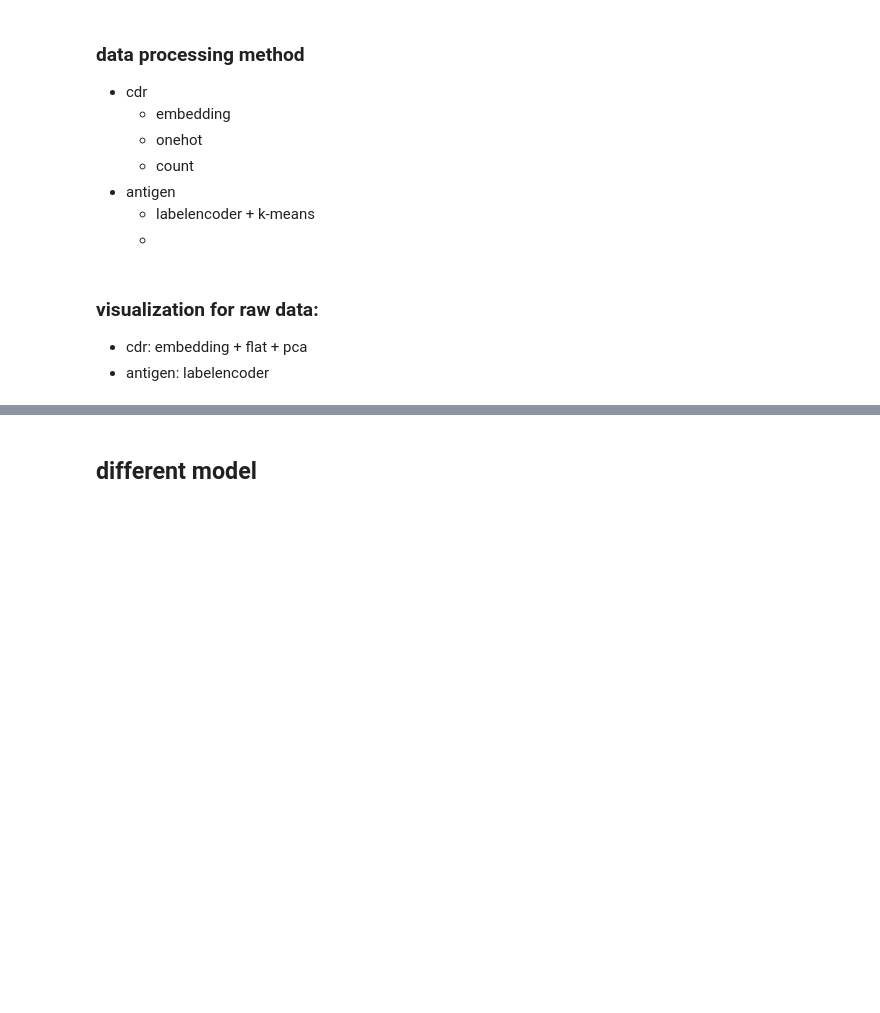
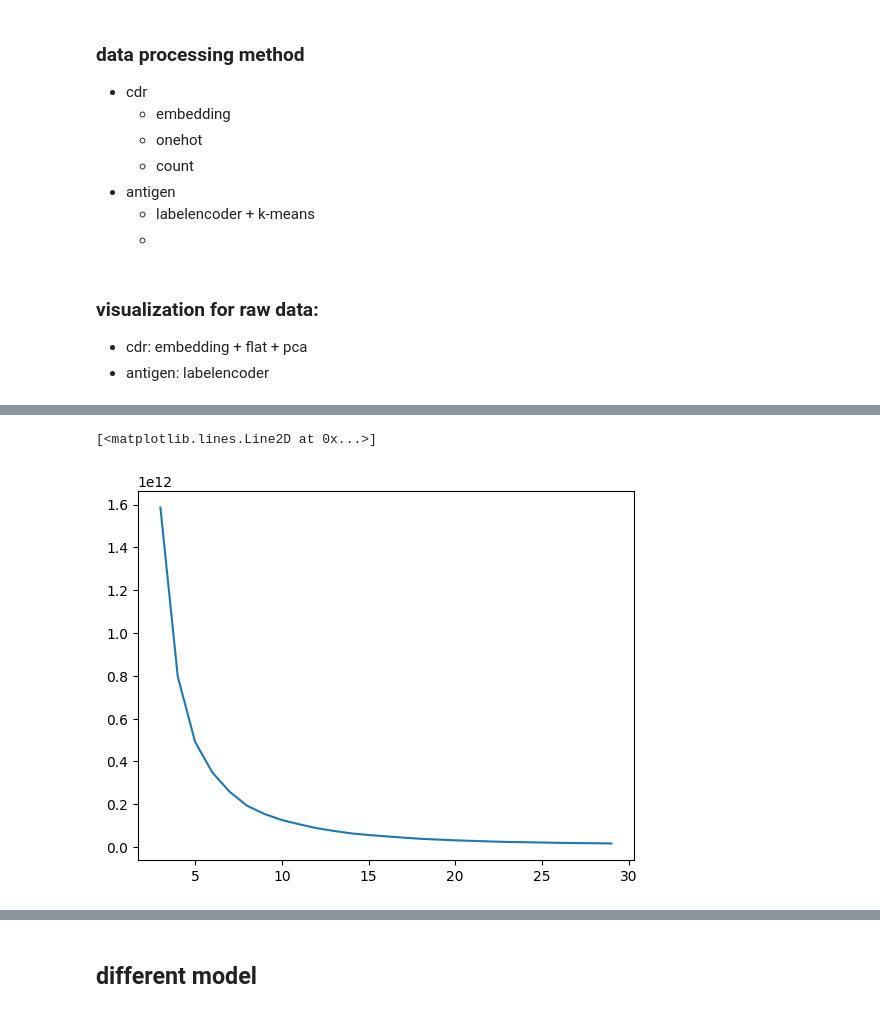
Before and after one commit to UoB-DSMP-2023-24/dsmp-2024-group-12, a Jupyter notebook: miniproject.ipynb, the cells around one changed output, grey strips where cells are left out. Cells and saved outputs as stored; diff of their text form; code cells hidden in the pictures; blank space fills up the shorter version.

```diff
--- a/miniproject.ipynb
+++ b/miniproject.ipynb
@@ -146,0 +253,13 @@ tra_matrix_2d=[sample.flatten() for sample in torch.tensor(tra_embed).detach().n
+# %%
+SSE_b = []  # 存放每次结果的误差平方和
+Scores_b = []  # 存放轮廓系数
+for k in range(3,30):
+    kmeans = KMeans(n_clusters=k,n_init=10)  # 指定聚类簇的数量
+    estimator = kmeans.fit(trb_features)
+    SSE_b.append(estimator.inertia_)
+    Scores_b.append(silhouette_score(np.array(trb_features), estimator.labels_, metric='euclidean'))
+plt.plot(range(3,30),SSE_b)
+# 4
+# %% [output]
+[<matplotlib.lines.Line2D at 0x...>]
+[figure, added]
```
Also changed, not shown: parts of 42 cells of this notebook.
